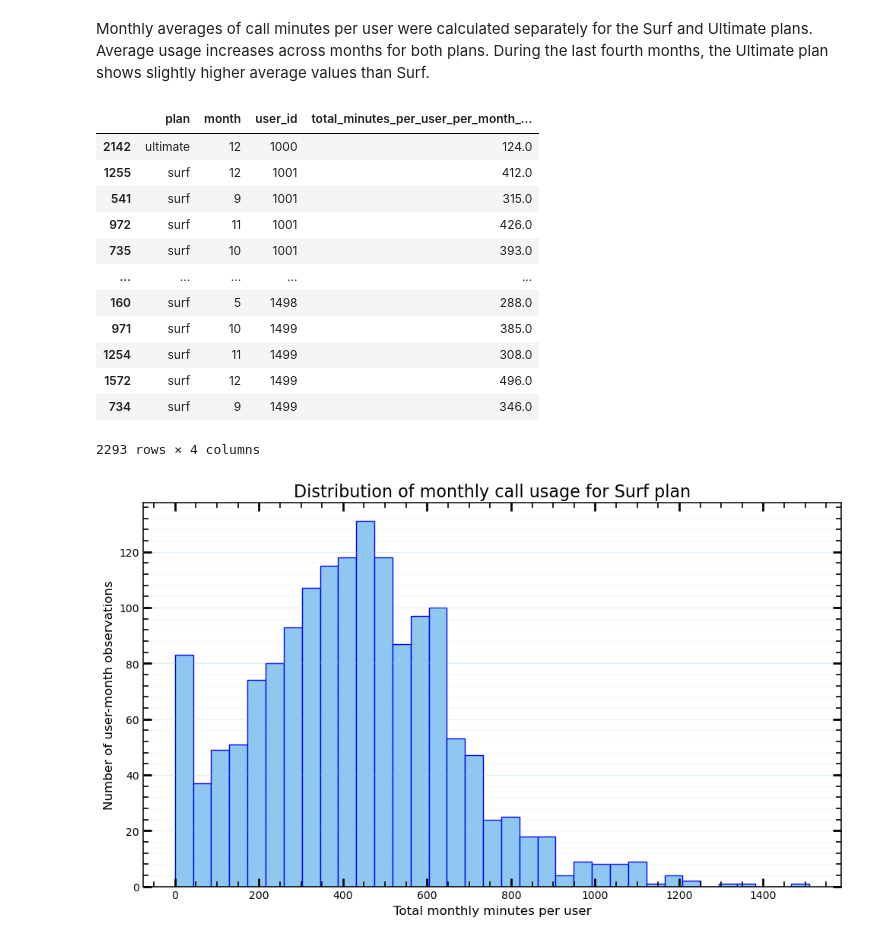
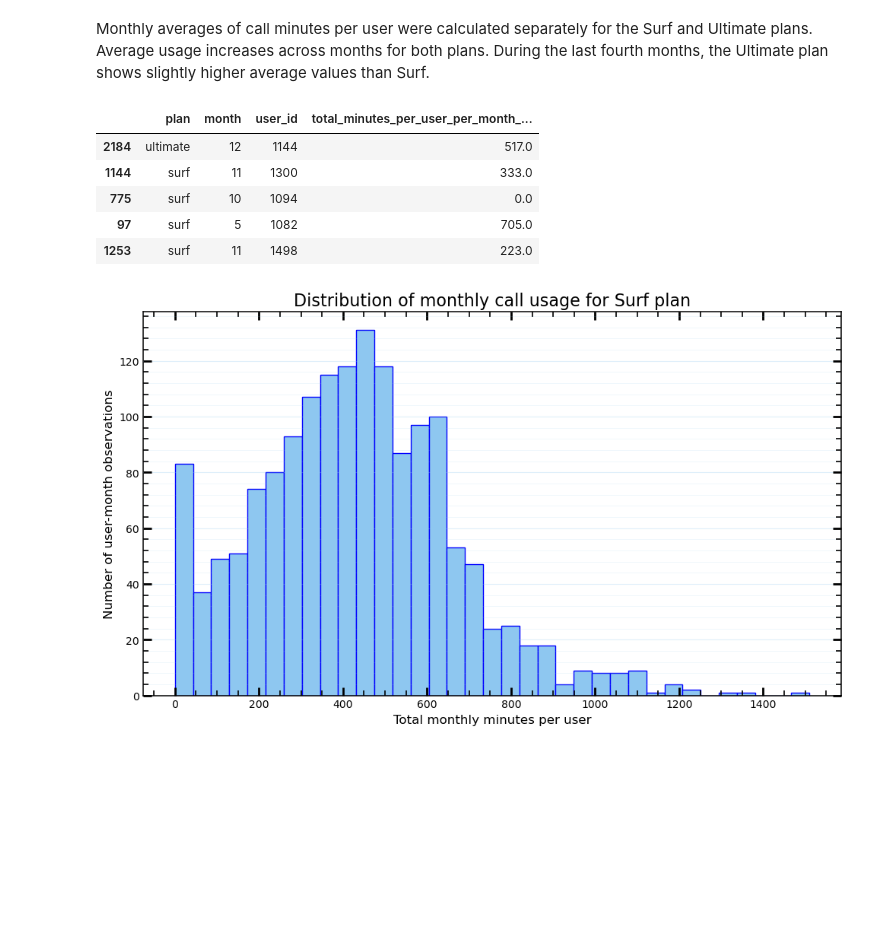
Before and after one commit to marcofrancohalsey/telecom-prepaid-plan-revenue-analysis, a Jupyter notebook: telecom_revenue_analysis.ipynb, the cells around one changed output. Saved outputs shown, nothing was run; the diff lists cells and outputs as text; code cells hidden in the pictures; blank space fills up the shorter version.

```diff
--- a/telecom_revenue_analysis.ipynb
+++ b/telecom_revenue_analysis.ipynb
@@ -835,21 +709,14 @@ Monthly averages of call minutes per user were calculated separately for the Sur
 # %%
 # The number of monthly minutes used by users is compared between plans.
 total_of_num_minutes_per_plan_per_month = df_usage.groupby(['plan', 'month', 'user_id'])['num_minutes'].sum().reset_index(name = 'total_minutes_per_user_per_month_by_plan')
-display(total_of_num_minutes_per_plan_per_month.sort_values(by = 'user_id'))
+display(total_of_num_minutes_per_plan_per_month.sort_values(by = 'user_id').sample(5))
 # %% [output]
 |  | plan | month | user_id | total_minutes_per_user_per_month_... |
-| 2142 | ultimate | 12 | 1000 | 124.0 |
-| 1255 | surf | 12 | 1001 | 412.0 |
-| 541 | surf | 9 | 1001 | 315.0 |
-| 972 | surf | 11 | 1001 | 426.0 |
-| 735 | surf | 10 | 1001 | 393.0 |
-| ... | ... | ... | ... | ... |
-| 160 | surf | 5 | 1498 | 288.0 |
-| 971 | surf | 10 | 1499 | 385.0 |
-| 1254 | surf | 11 | 1499 | 308.0 |
-| 1572 | surf | 12 | 1499 | 496.0 |
-| 734 | surf | 9 | 1499 | 346.0 |
+| 2184 | ultimate | 12 | 1144 | 517.0 |
+| 1144 | surf | 11 | 1300 | 333.0 |
+| 775 | surf | 10 | 1094 | 0.0 |
+| 97 | surf | 5 | 1082 | 705.0 |
+| 1253 | surf | 11 | 1498 | 223.0 |
-2293 rows × 4 columns
 # %%
 surf_total_min = total_of_num_minutes_per_plan_per_month[total_of_num_minutes_per_plan_per_month['plan'] == 'surf']
 ultimate_total_min = total_of_num_minutes_per_plan_per_month[total_of_num_minutes_per_plan_per_month['plan'] == 'ultimate']
```
Also changed, not shown: parts of 31 cells of this notebook.
